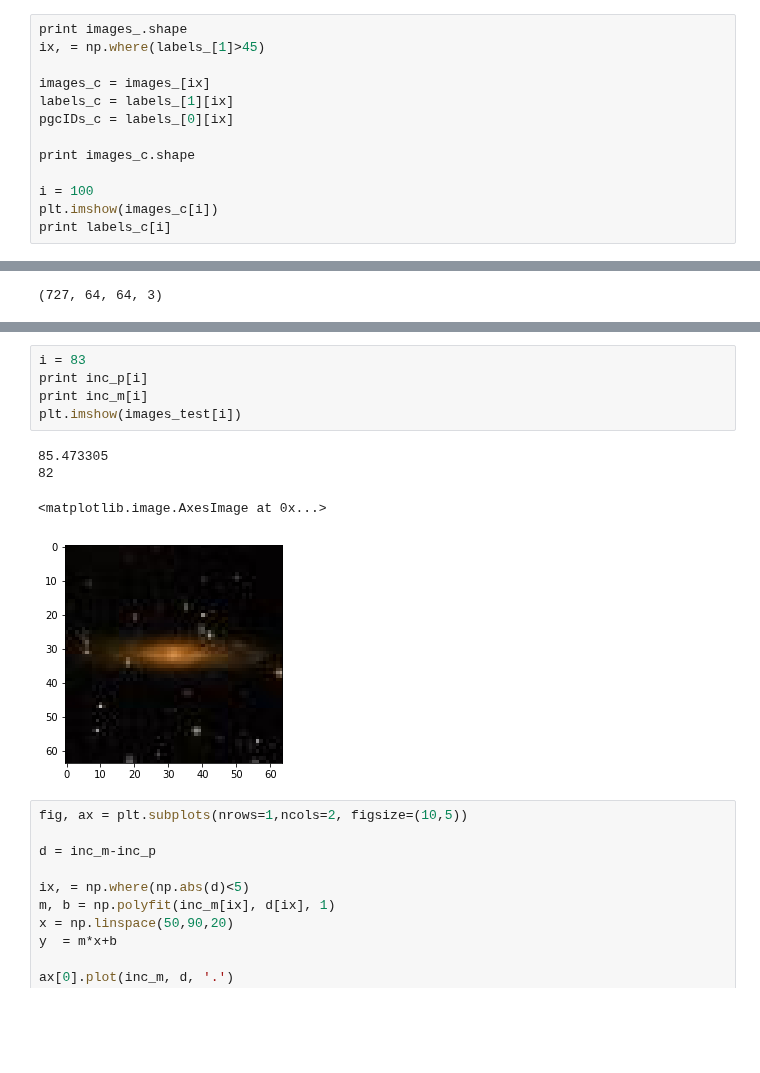
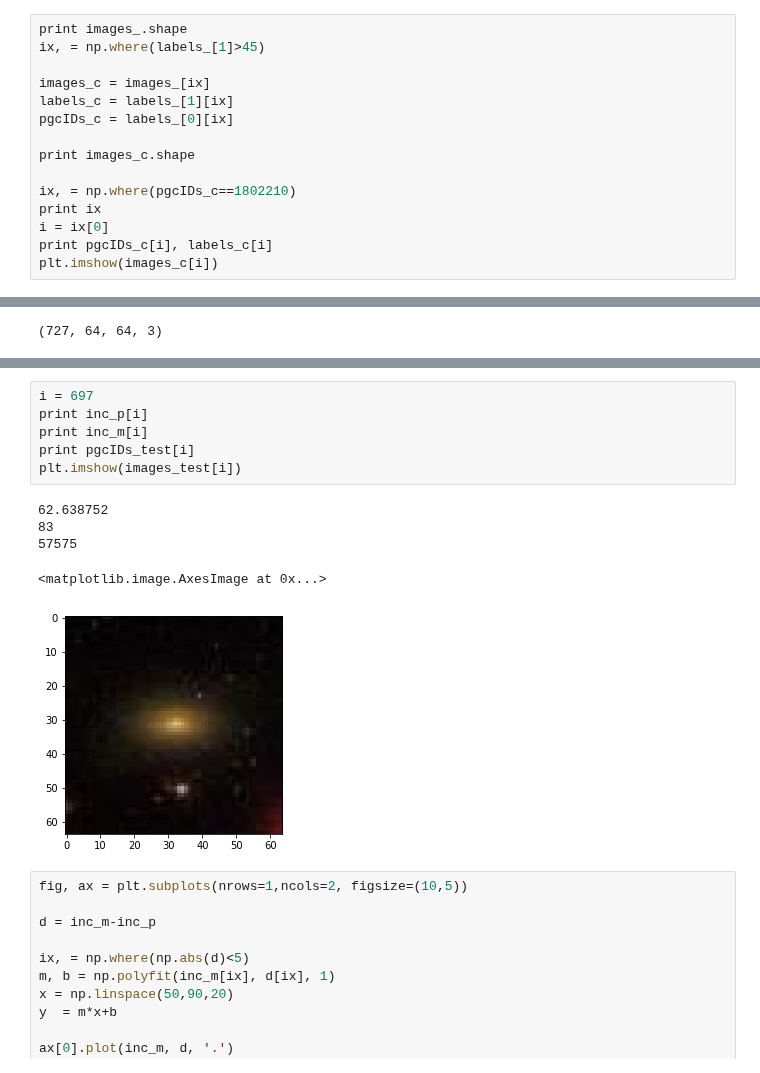
Before and after one commit to ekourkchi/incNET-data, a Jupyter notebook: CNN_inc_CGG6_regr.ipynb, the cells around one changed output, grey strips where cells are left out. Saved outputs shown, nothing was run; the diff lists cells and outputs as text; blank space fills up the shorter version.

```diff
--- a/CNN_inc_CGG6_regr.ipynb
+++ b/CNN_inc_CGG6_regr.ipynb
@@ -50,9 +53,11 @@ pgcIDs_c = labels_[0][ix]
 
 print images_c.shape
 
-i = 100
+ix, = np.where(pgcIDs_c==1802210)
+print ix
+i = ix[0]
+print pgcIDs_c[i], labels_c[i]
 plt.imshow(images_c[i])
-print labels_c[i]
 # %% [output]
 (60468, 64, 64, 3)
 (44168, 64, 64, 3)
@@ -266,13 +330,15 @@ images_test.shape
 # %%
-i = 83
+i = 697
 print inc_p[i]
 print inc_m[i]
+print pgcIDs_test[i]
 plt.imshow(images_test[i])
 # %% [output]
-85.473305
-82
+62.638752
+83
+57575
 <matplotlib.image.AxesImage at 0x...>
-[figure, old version]
+[figure, new version]
 # %%
 fig, ax = plt.subplots(nrows=1,ncols=2, figsize=(10,5))
 
```
Also changed, not shown: parts of 8 cells of this notebook.
